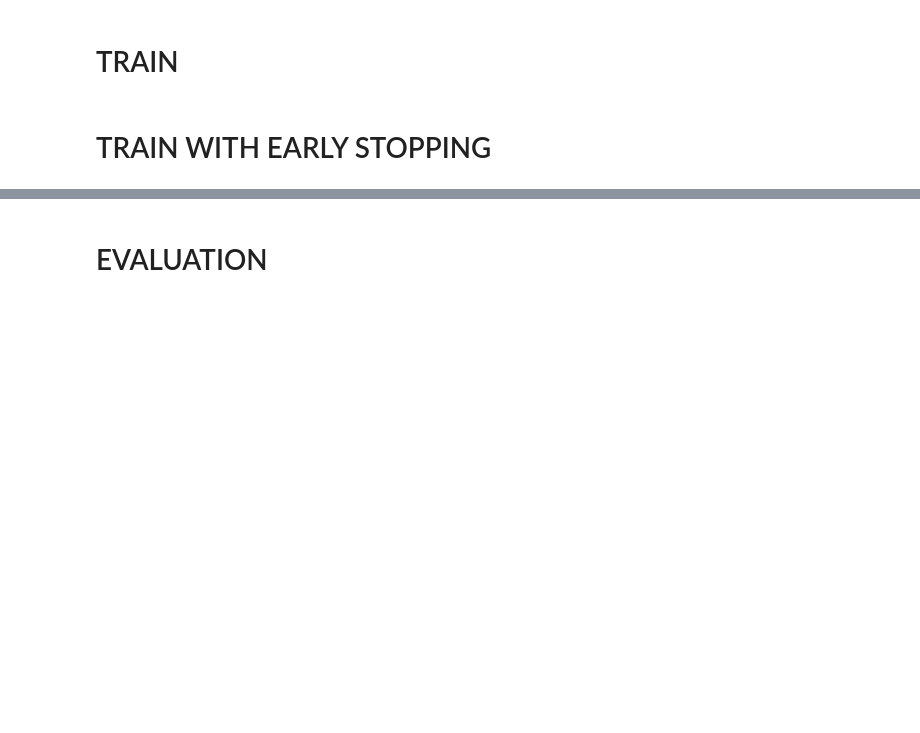
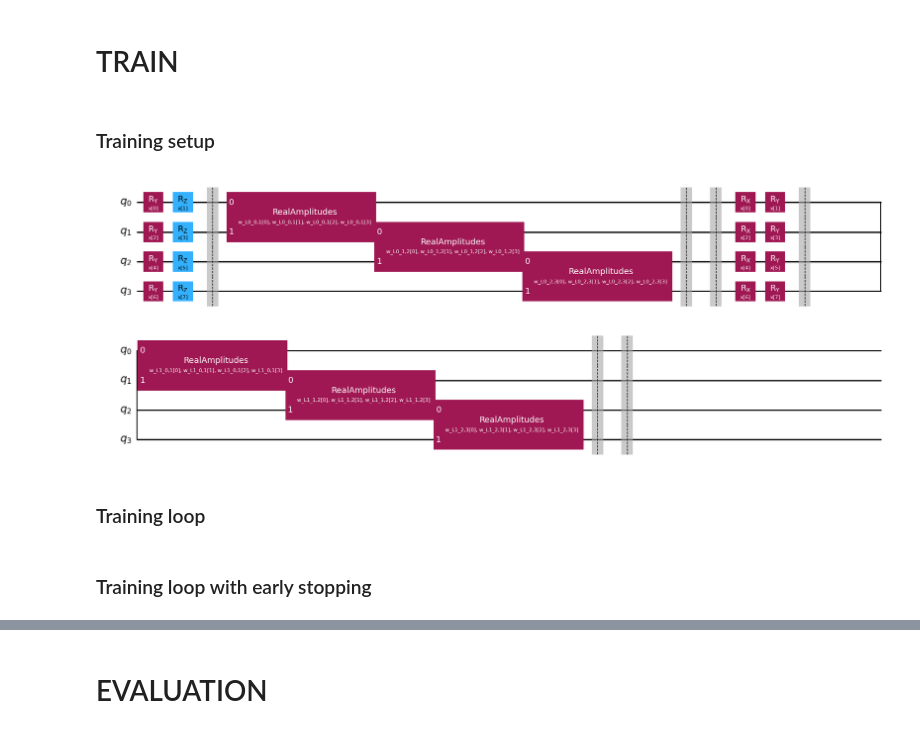
Before and after one commit to Davy592/Quantum-Metric-Learning-with-Reuploading, a Jupyter notebook: Quantum Metric Learning.ipynb, the cells around one changed output, grey strips where cells are left out. Drawn from its saved outputs; the diff is of its cells as text; code cells hidden in the pictures; blank space fills up the shorter version.

```diff
--- a/Quantum Metric Learning.ipynb
+++ b/Quantum Metric Learning.ipynb
@@ -421,20 +485,27 @@ from qiskit.primitives import Sampler
 def parity(x):
     return f"{bin(x)}".count("1")
 
+# SCELTA DEL CIRCUITO QUANTISTICO
+# Opzione 1: Circuito con MPS standard
+# qnn_circuit_8 = qnn
+# input_ps_8 = encoding.parameters
+# weight_ps_8 = ansatz.parameters
 
+# Opzione 2: Circuito con MPS reuploading
+qnn_circuit_8 = qnn_std_reupload
+# Separa i parametri: i primi 8 sono input, il resto sono weight dall'ansatz MPS
+input_ps_8 = list(qnn_circuit_8.parameters)[:8]
+weight_ps_8 = list(qnn_circuit_8.parameters)[8:]
 
-qmodel_1 = SamplerQNN(
-    circuit=qnn,
-    input_params=encoding.parameters,
-    weight_params=ansatz.parameters,
+qmodel_8 = SamplerQNN(
+    circuit=qnn_circuit_8,
+    input_params=input_ps_8,
+    weight_params=weight_ps_8,
     input_gradients=True
-
 )
 
 
-
-
-class HybridRegressorConvNet(nn.Module):
+class HybridRegressorConvNet8Features(nn.Module):
     def __init__(self, qm1):
         super().__init__()
 
@@ -470,7 +541,6 @@ class HybridRegressorConvNet(nn.Module):
         self.q1 = TorchConnector(qm1)
 
 
-
     def forward(self, x):
 
         x = self.conv_1(x)
@@ -492,6 +562,6 @@ class HybridRegressorConvNet(nn.Module):
         return x
 
 
-distance_model = HybridRegressorConvNet(qmodel_1)
-distance_model = distance_model.to("cpu")
-summary(distance_model, input_size=(1,28,28))
+distance_model_8 = HybridRegressorConvNet8Features(qmodel_8)
+distance_model_8 = distance_model_8.to(device)
+summary(distance_model_8, input_size=(1,28,28))
@@ -498,15 +586,22 @@ summary(distance_model, input_size=(1,28,28))
 # %% [markdown]
 # TRAIN
+# %% [markdown]
+### Training setup
 # %%
-distance_model = HybridRegressorConvNet(qmodel_1)
-training_dataloader = DataLoader(t, batch_size=10, shuffle=True)
-val_data_loader = DataLoader(v, batch_size=10, shuffle=True)
-distance_model = distance_model.to(torch.device("cpu"))
+model_to_train = qmodel_8
+distance_model = HybridRegressorConvNet8Features(model_to_train)
+training_dataloader = DataLoader(t, batch_size=8, shuffle=True)
+val_data_loader = DataLoader(v, batch_size=8, shuffle=True)
+distance_model = distance_model.to(device)
 optimizer = torch.optim.SGD(distance_model.parameters(), lr=1e-2)
 loss = torch.nn.TripletMarginLoss(margin=2)
 epochs = 100
 # %%
-qmodel_1.circuit.draw(output="mpl")
+model_to_train.circuit.draw(output="mpl")
+# %% [output]
+[figure, added]
+# %% [markdown]
+### Training loop
 # %%
 def train(model, epochs, optimizer, criterion, train_data_loader, val_data_loader, device, validation_step=False, print_at=1, seed= 42):
 
@@ -560,8 +655,8 @@ def train(model, epochs, optimizer, criterion, train_data_loader, val_data_loade
         if not(prnt):
             print(f"TRAINING   -> Loss: {train_loss:2.6f}")
             print("")
-# %% [markdown]
-# TRAIN WITH EARLY STOPPING
+# %% [markdown]
+### Training loop with early stopping
 # %%
 def train(model, epochs, optimizer, criterion, train_data_loader, val_data_loader, device,
           validation_step=False, print_at=1, early_stopping_patience=3,
```
Also changed, not shown: parts of 52 cells of this notebook.
